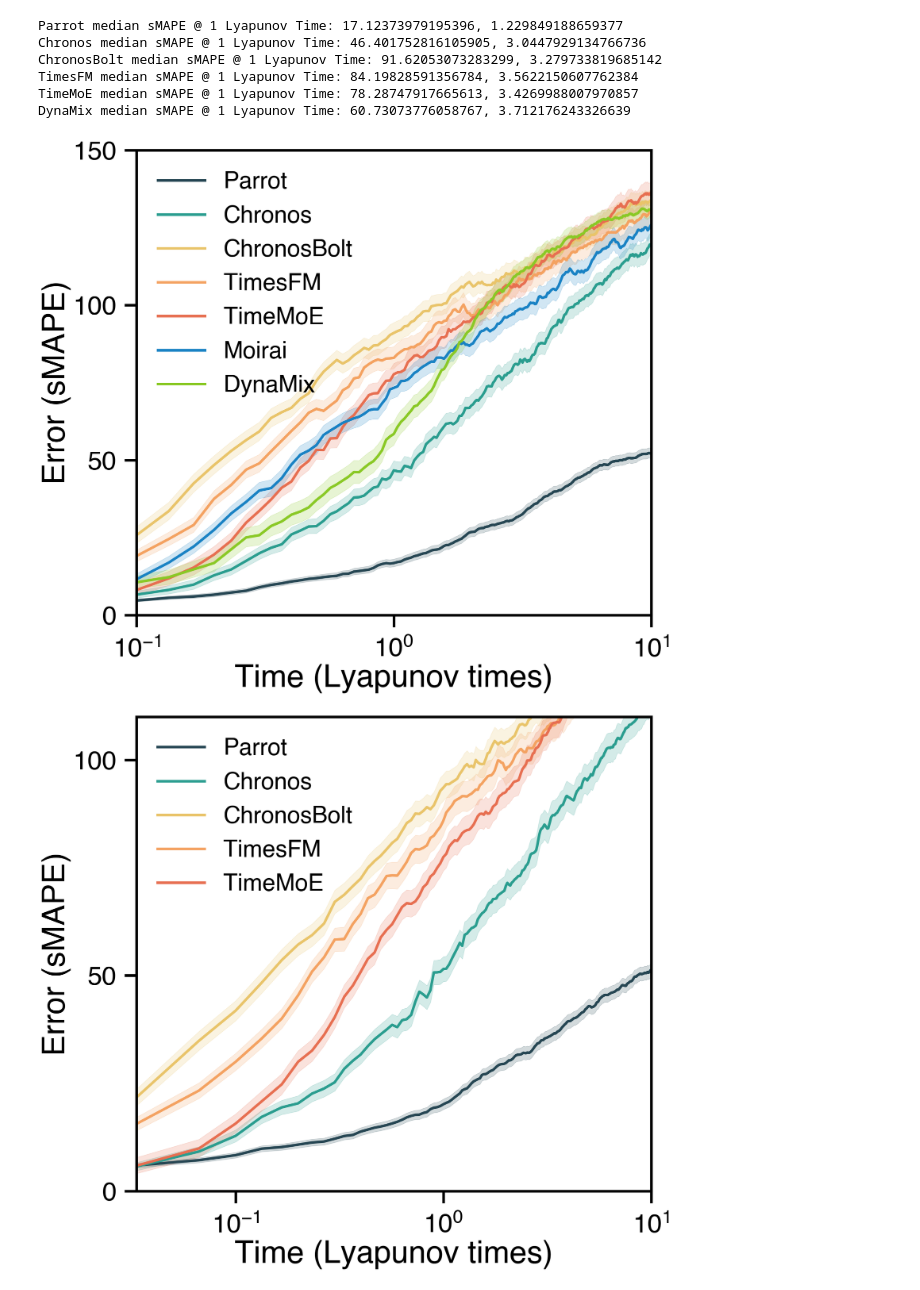
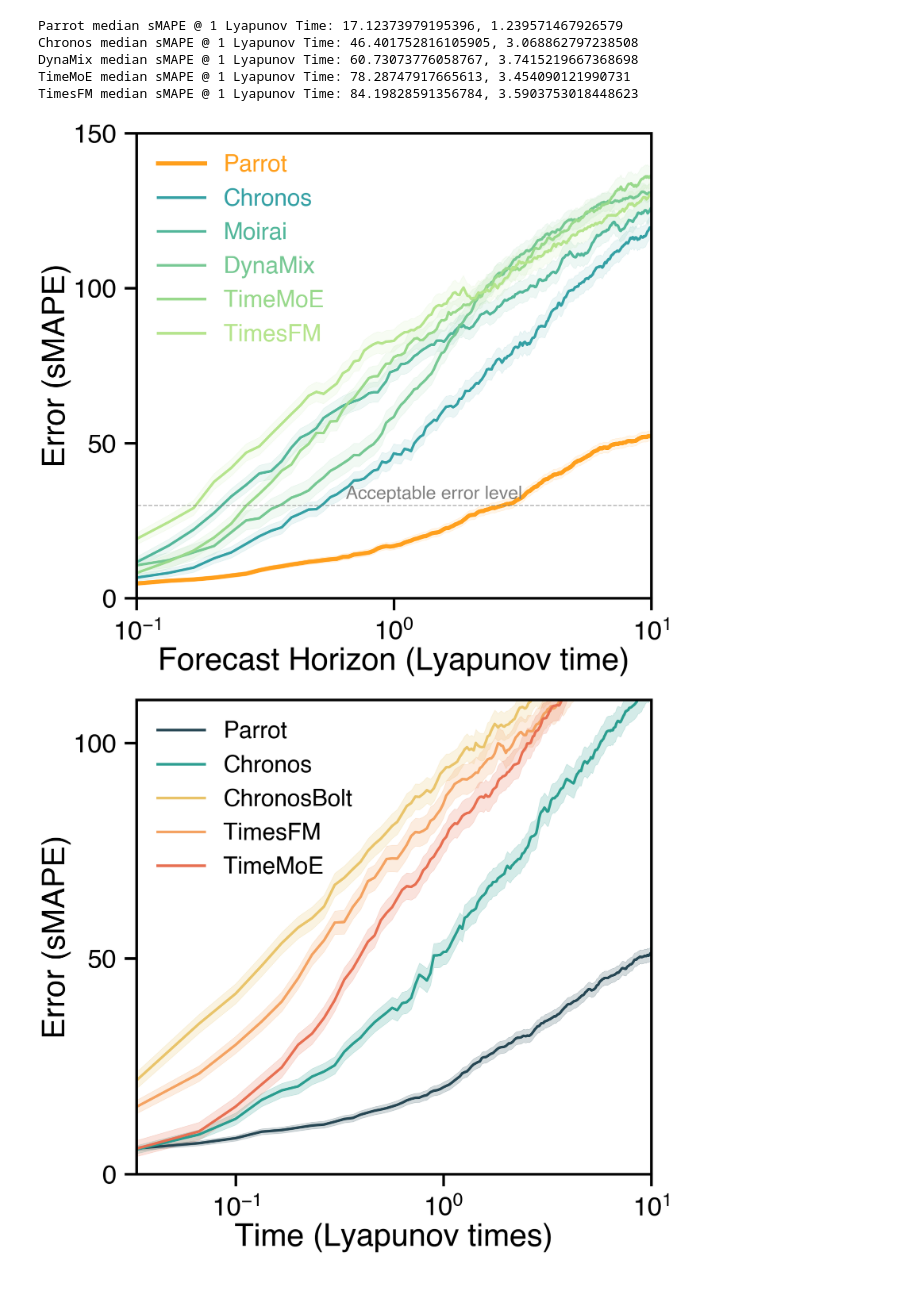
Before and after one commit to y-z-zhang/parroting, a Jupyter notebook: analysis/analysis_fixed_context_length.ipynb, the cells around one changed output. Saved outputs shown, nothing was run; the diff lists cells and outputs as text; code cells hidden in the pictures.

Commit message:
improved plot

```diff
--- a/analysis/analysis_fixed_context_length.ipynb
+++ b/analysis/analysis_fixed_context_length.ipynb
@@ -215,7 +215,8 @@ arima_median_mae = np.load(f'./arima_statistics/median_mae.npy',allow_pickle='TR
 ## set all fonts to Helvetica
 plt.rcParams["font.family"] = "Helvetica"
 # %%
-colors = ["#264653", "#2a9d8f", "#e9c46a", "#f4a261", "#e76f51", "#8ac926", "#1982c4", "#6a4c93", "#ff1654", "#247ba0"]
+#colors = ["#264653", "#2a9d8f", "#e9c46a", "#f4a261", "#e76f51", "#8ac926", "#1982c4", "#6a4c93", "#ff1654", "#247ba0"]
+colors = ["#ff9f1c", "#d9ed92ff", "#b5e48cff", "#99d98cff", "#76c893ff", "#52b69aff", "#34a0a4ff", "#168aadff", "#1a759fff", "#1e6091ff", "#184e77ff"]
 
 time = np.arange(1/granularity, (forecast_length+1)/granularity, 1/granularity)
 
@@ -235,7 +236,7 @@ ax.get_yaxis().tick_left()
 fig.set_size_inches(17,15)
 plt.xticks(fontsize = 50)
 plt.yticks(fontsize = 50)
-plt.xlabel(r'Time (Lyapunov times)', fontname="Helvetica", fontsize = 60)
+plt.xlabel(r'Forecast Horizon (Lyapunov time)', fontname="Helvetica", fontsize = 60)
 plt.ylabel(r'Error (sMAPE)', fontname="Helvetica", fontsize = 60)
 
 context_length = 512
@@ -243,50 +244,53 @@ context_length = 512
 smape_trjs = [Parrot_median_smape[(equation_name, context_length)] for equation_name, ctx in Parrot_median_smape.keys() if ctx == context_length]
 smape_trj = np.median(smape_trjs, axis=0)
 smape_std = np.std(smape_trjs, axis=0)/np.sqrt(len(equation_names))
-plt.plot(time, smape_trj, lw=5, ls='-', alpha=1, color=colors[0], label='Parrot')
-ax.fill_between(time, smape_trj - smape_std, smape_trj + smape_std, alpha=0.2, color=colors[0])
+plt.plot(time, smape_trj, lw=8, ls='-', alpha=1, color=colors[0], label='Parrot')
+ax.fill_between(time, smape_trj - smape_std, smape_trj + smape_std, alpha=0.1, color=colors[0])
 print(f"Parrot median sMAPE @ 1 Lyapunov Time: {smape_trj[granularity]}, {smape_std[granularity]}")
 
 smape_trjs = [median_smape[(equation_name, context_length)] for equation_name, ctx in median_smape.keys() if ctx == context_length]
 smape_trj = np.median(smape_trjs, axis=0)
 smape_std = np.std(smape_trjs, axis=0)/np.sqrt(len(equation_names))
-plt.plot(time, smape_trj, lw=5, ls='-', alpha=1, color=colors[1], label='Chronos')
-ax.fill_between(time, smape_trj - smape_std, smape_trj + smape_std, alpha=0.2, color=colors[1])
+plt.plot(time, smape_trj, lw=5, ls='-', alpha=1, color=colors[6], label='Chronos')
+ax.fill_between(time, smape_trj - smape_std, smape_trj + smape_std, alpha=0.1, color=colors[6])
 print(f"Chronos median sMAPE @ 1 Lyapunov Time: {smape_trj[granularity]}, {smape_std[granularity]}")
 
-smape_trjs = [ChronosBolt_median_smape[(equation_name, context_length)] for equation_name, ctx in ChronosBolt_median_smape.keys() if ctx == context_length]
+smape_trjs = [Moirai_median_smape[(equation_name, context_length)] for equation_name, ctx in Moirai_median_smape.keys() if ctx == context_length]
 smape_trj = np.median(smape_trjs, axis=0)
 smape_std = np.std(smape_trjs, axis=0)/np.sqrt(len(equation_names))
-plt.plot(time, smape_trj, lw=5, ls='-', alpha=1, color=colors[2], label='ChronosBolt')
-ax.fill_between(time, smape_trj - smape_std, smape_trj + smape_std, alpha=0.2, color=colors[2])
-print(f"ChronosBolt median sMAPE @ 1 Lyapunov Time: {smape_trj[granularity]}, {smape_std[granularity]}")
+plt.plot(time, smape_trj, lw=5, ls='-', alpha=1, color=colors[5], label='Moirai')
+ax.fill_between(time, smape_trj - smape_std, smape_trj + smape_std, alpha=0.1, color=colors[5])
+
+smape_trjs = [dynamix_median_smape[(equation_name, context_length)] for equation_name, ctx in dynamix_median_smape.keys() if ctx == context_length]
+smape_trj = np.median(smape_trjs, axis=0)
+smape_std = np.std(smape_trjs, axis=0)/np.sqrt(len(equation_names))
+plt.plot(time, smape_trj, lw=5, ls='-', alpha=1, color=colors[4], label='DynaMix')
+ax.fill_between(time, smape_trj - smape_std, smape_trj + smape_std, alpha=0.1, color=colors[4])
+print(f"DynaMix median sMAPE @ 1 Lyapunov Time: {smape_trj[granularity]}, {smape_std[granularity]}")
+
+smape_trjs = [TimeMoE_median_smape[(equation_name, context_length)] for equation_name, ctx in TimeMoE_median_smape.keys() if ctx == context_length]
+smape_trj = np.median(smape_trjs, axis=0)
+smape_std = np.std(smape_trjs, axis=0)/np.sqrt(len(equation_names))
+plt.plot(time, smape_trj, lw=5, ls='-', alpha=1, color=colors[3], label='TimeMoE')
+ax.fill_between(time, smape_trj - smape_std, smape_trj + smape_std, alpha=0.1, color=colors[3])
+print(f"TimeMoE median sMAPE @ 1 Lyapunov Time: {smape_trj[granularity]}, {smape_std[granularity]}")
 
 smape_trjs = [TimesFM_median_smape[(equation_name, context_length)] for equation_name, ctx in TimesFM_median_smape.keys() if ctx == context_length]
 smape_trj = np.median(smape_trjs, axis=0)
 smape_std = np.std(smape_trjs, axis=0)/np.sqrt(len(equation_names))
-plt.plot(time, smape_trj, lw=5, ls='-', alpha=1, color=colors[3], label='TimesFM')
-ax.fill_between(time, smape_trj - smape_std, smape_trj + smape_std, alpha=0.2, color=colors[3])
+plt.plot(time, smape_trj, lw=5, ls='-', alpha=1, color=colors[2], label='TimesFM')
+ax.fill_between(time, smape_trj - smape_std, smape_trj + smape_std, alpha=0.1, color=colors[2])
 print(f"TimesFM median sMAPE @ 1 Lyapunov Time: {smape_trj[granularity]}, {smape_std[granularity]}")
 
-smape_trjs = [TimeMoE_median_smape[(equation_name, context_length)] for equation_name, ctx in TimeMoE_median_smape.keys() if ctx == context_length]
-smape_trj = np.median(smape_trjs, axis=0)
-smape_std = np.std(smape_trjs, axis=0)/np.sqrt(len(equation_names))
-plt.plot(time, smape_trj, lw=5, ls='-', alpha=1, color=colors[4], label='TimeMoE')
-ax.fill_between(time, smape_trj - smape_std, smape_trj + smape_std, alpha=0.2, color=colors[4])
-print(f"TimeMoE median sMAPE @ 1 Lyapunov Time: {smape_trj[granularity]}, {smape_std[granularity]}")
+plt.plot(time, 30*np.ones_like(time), lw=2, ls='--', alpha=.6, color="gray")
+ax.text(0.65, 32, 'Acceptable error level', fontsize=35, color='gray', fontname="Helvetica")
 
-smape_trjs = [Moirai_median_smape[(equation_name, context_length)] for equation_name, ctx in Moirai_median_smape.keys() if ctx == context_length]
-smape_trj = np.median(smape_trjs, axis=0)
-smape_std = np.std(smape_trjs, axis=0)/np.sqrt(len(equation_names))
-plt.plot(time, smape_trj, lw=5, ls='-', alpha=1, color=colors[6], label='Moirai')
-ax.fill_between(time, smape_trj - smape_std, smape_trj + smape_std, alpha=0.2, color=colors[6])
-
-smape_trjs = [dynamix_median_smape[(equation_name, context_length)] for equation_name, ctx in dynamix_median_smape.keys() if ctx == context_length]
-smape_trj = np.median(smape_trjs, axis=0)
-smape_std = np.std(smape_trjs, axis=0)/np.sqrt(len(equation_names))
-plt.plot(time, smape_trj, lw=5, ls='-', alpha=1, color=colors[5], label='DynaMix')
-ax.fill_between(time, smape_trj - smape_std, smape_trj + smape_std, alpha=0.2, color=colors[5])
-print(f"DynaMix median sMAPE @ 1 Lyapunov Time: {smape_trj[granularity]}, {smape_std[granularity]}")
+#smape_trjs = [ChronosBolt_median_smape[(equation_name, context_length)] for equation_name, ctx in ChronosBolt_median_smape.keys() if ctx == context_length]
+#smape_trj = np.median(smape_trjs, axis=0)
+#smape_std = np.std(smape_trjs, axis=0)/np.sqrt(len(equation_names))
+#plt.plot(time, smape_trj, lw=5, ls='-', alpha=1, color=colors[1], label='ChronosBolt')
+#ax.fill_between(time, smape_trj - smape_std, smape_trj + smape_std, alpha=0.1, color=colors[1])
+#print(f"ChronosBolt median sMAPE @ 1 Lyapunov Time: {smape_trj[granularity]}, {smape_std[granularity]}")
 
 #smape_trjs = [panda_median_smape[(equation_name, context_length)] for equation_name, ctx in panda_median_smape.keys() if ctx == context_length]
 #smape_trj = np.median(smape_trjs, axis=0)
@@ -295,41 +299,40 @@ print(f"DynaMix median sMAPE @ 1 Lyapunov Time: {smape_trj[granularity]}, {smape
 #ax.fill_between(time, smape_trj - smape_std, smape_trj + smape_std, alpha=0.2, color=colors[7])
 
 #smape_trjs = [simplex_median_smape[(equation_name, context_length)] for equation_name, ctx in simplex_median_smape.keys() if ctx == context_length]
 #smape_trj = np.median(smape_trjs, axis=0)
 #smape_std = np.std(smape_trjs, axis=0)/np.sqrt(len(equation_names))
 #plt.plot(time, smape_trj, lw=5, ls='-', alpha=1, color=colors[8], label='Simplex')
 #ax.fill_between(time, smape_trj - smape_std, smape_trj + smape_std, alpha=0.2, color=colors[8])
 
 #smape_trjs = [arima_median_smape[(equation_name, context_length)] for equation_name, ctx in arima_median_smape.keys() if ctx == context_length]
 #smape_trj = np.median(smape_trjs, axis=0)
 #smape_std = np.std(smape_trjs, axis=0)/np.sqrt(len(equation_names))
 #plt.plot(time, smape_trj, lw=5, ls='-', alpha=1, color=colors[7], label='AutoARIMA')
 #ax.fill_between(time, smape_trj - smape_std, smape_trj + smape_std, alpha=0.2, color=colors[7])
 
 plt.xscale('log')
 #plt.yscale('log')
 
 plt.xlim([time[0], time[-1]])
 plt.xlim([1e-1, time[-1]])
 plt.ylim([0, 150])
 
 plt.yticks([0, 50, 100, 150])
 
-plt.legend(loc='upper left', frameon=False, prop={'size':45, 'family': 'Helvetica'}, ncol=1)
+plt.legend(loc='upper left', frameon=False, prop={'size':45, 'family': 'Helvetica'}, ncol=1, labelcolor='linecolor')
 
 plt.gca().tick_params(axis='y', pad=15, size=23, width=5)
 plt.gca().tick_params(axis='x', pad=20, size=23, width=5)
 
 fig.set_tight_layout(True)
 plt.savefig(f'smape_rolling_compare_normalized.pdf', bbox_inches='tight')
 # %% [output]
-Parrot median sMAPE @ 1 Lyapunov Time: 17.12373979195396, 1.229849188659377
-Chronos median sMAPE @ 1 Lyapunov Time: 46.401752816105905, 3.0447929134766736
-ChronosBolt median sMAPE @ 1 Lyapunov Time: 91.62053073283299, 3.279733819685142
-TimesFM median sMAPE @ 1 Lyapunov Time: 84.19828591356784, 3.5622150607762384
-TimeMoE median sMAPE @ 1 Lyapunov Time: 78.28747917665613, 3.4269988007970857
-DynaMix median sMAPE @ 1 Lyapunov Time: 60.73073776058767, 3.712176243326639
+Parrot median sMAPE @ 1 Lyapunov Time: 17.12373979195396, 1.239571467926579
+Chronos median sMAPE @ 1 Lyapunov Time: 46.401752816105905, 3.068862797238508
+DynaMix median sMAPE @ 1 Lyapunov Time: 60.73073776058767, 3.7415219667368698
+TimeMoE median sMAPE @ 1 Lyapunov Time: 78.28747917665613, 3.454090121990731
+TimesFM median sMAPE @ 1 Lyapunov Time: 84.19828591356784, 3.5903753018448623
-[figure, old version]
+[figure, new version]
 # %%
 colors = ["#264653", "#2a9d8f", "#e9c46a", "#f4a261", "#e76f51"]
 
```
Also changed, not shown: 1 other file.
